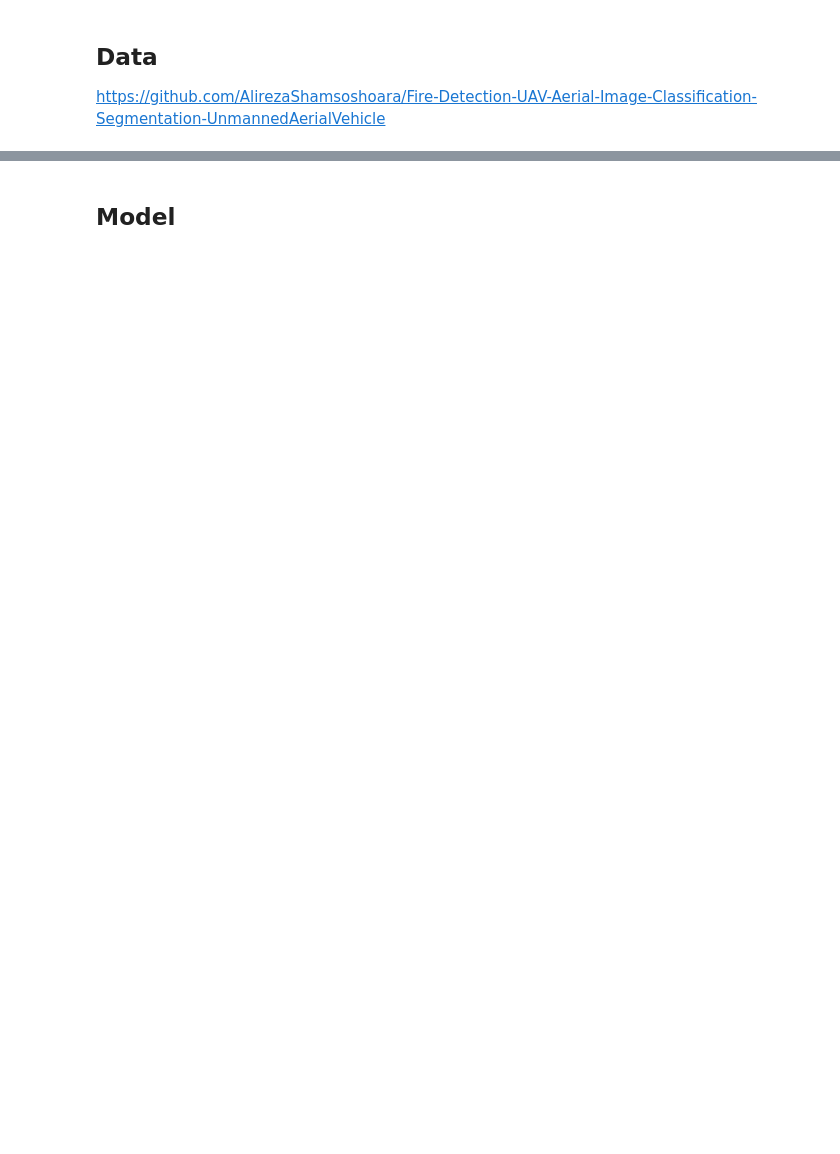
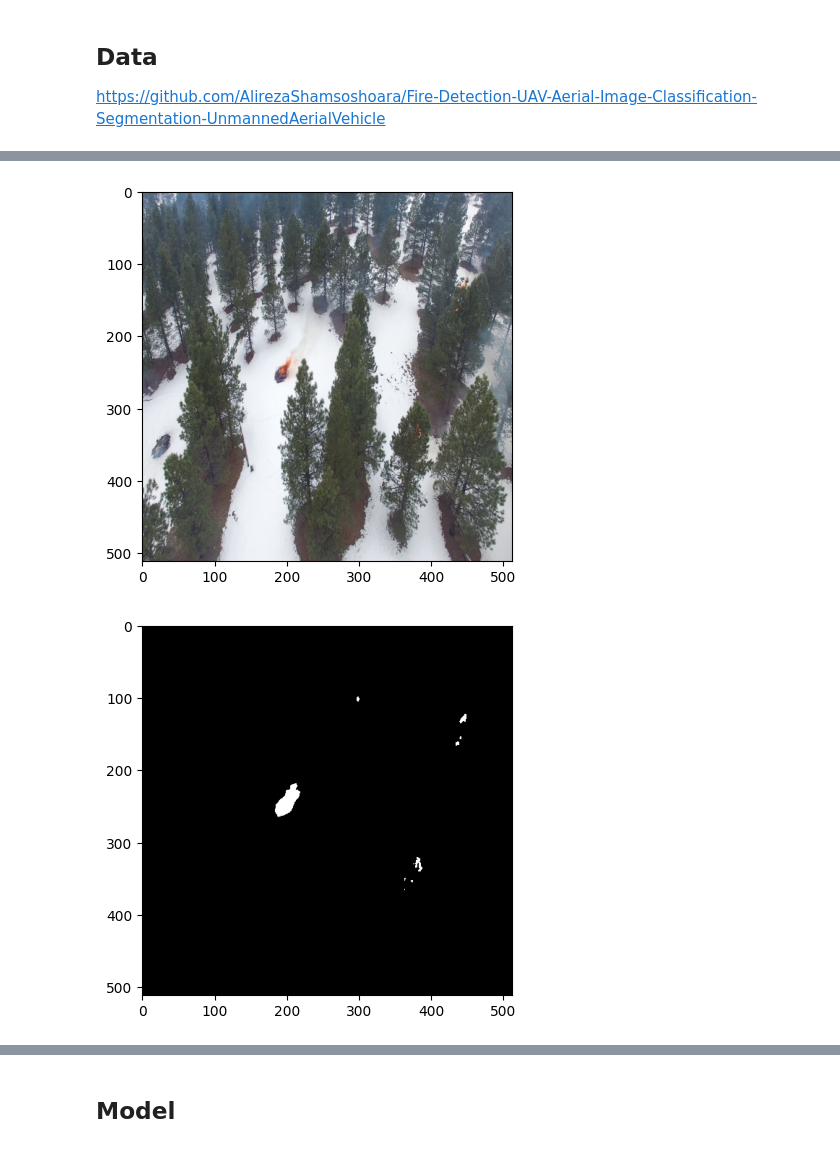
Before and after one commit to maidacundo/real-time-fire-segmentation-deep-learning, a Jupyter notebook: FireSegmentation.ipynb, the cells around one changed output, grey strips where cells are left out. Cells and saved outputs as stored; diff of their text form; code cells hidden in the pictures; blank space fills up the shorter version.

```diff
--- a/FireSegmentation.ipynb
+++ b/FireSegmentation.ipynb
@@ -29,11 +33,11 @@ def load_images_from_folder(folder, is_mask, resize_shape=(512, 512)):
             img = cv2.resize(img, resize_shape, interpolation = cv2.INTER_AREA)
             images.append(img)
         i+=1
-        if i == 100:
-            break
+        #if i == 100:
+        #    break
 
     return np.array(images)
 # %%
-images = load_images_from_folder('/content/images/Images', is_mask=False)
+images = load_images_from_folder('./content/Images', is_mask=False)
 # %%
-masks = load_images_from_folder('/content/masks/Masks', is_mask=True)
+masks = load_images_from_folder('./content/Masks', is_mask=True)
@@ -40,3 +47,12 @@ masks = load_images_from_folder('/content/masks/Masks', is_mask=True)
+# %%
+import matplotlib.pyplot as plt
+plt.imshow(cv2.cvtColor(images[100], cv2.COLOR_BGR2RGB))
+plt.show()
+plt.imshow(masks[100], cmap='gray', vmin=0., vmax=1.)
+plt.show()
+# %% [output]
+[figure, added]
+[figure, added]
 # %%
 from sklearn.model_selection import train_test_split
 
```
Also changed, not shown: parts of 17 cells of this notebook.
